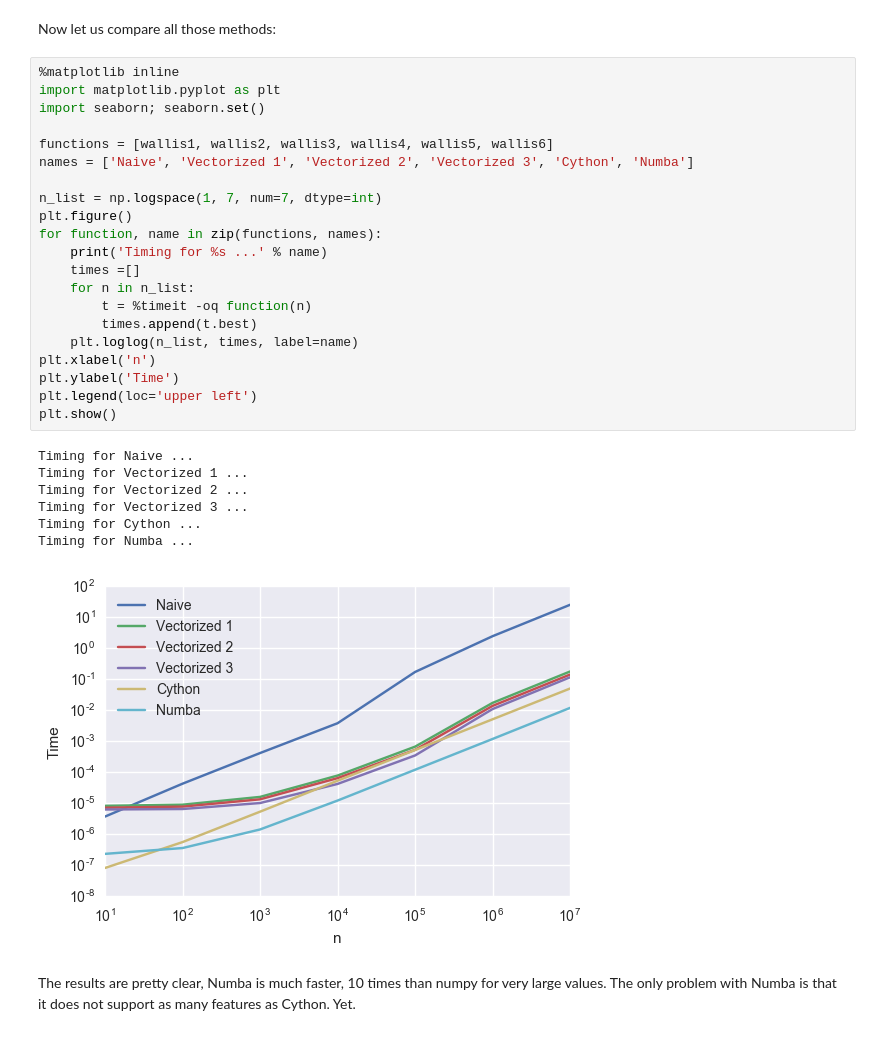
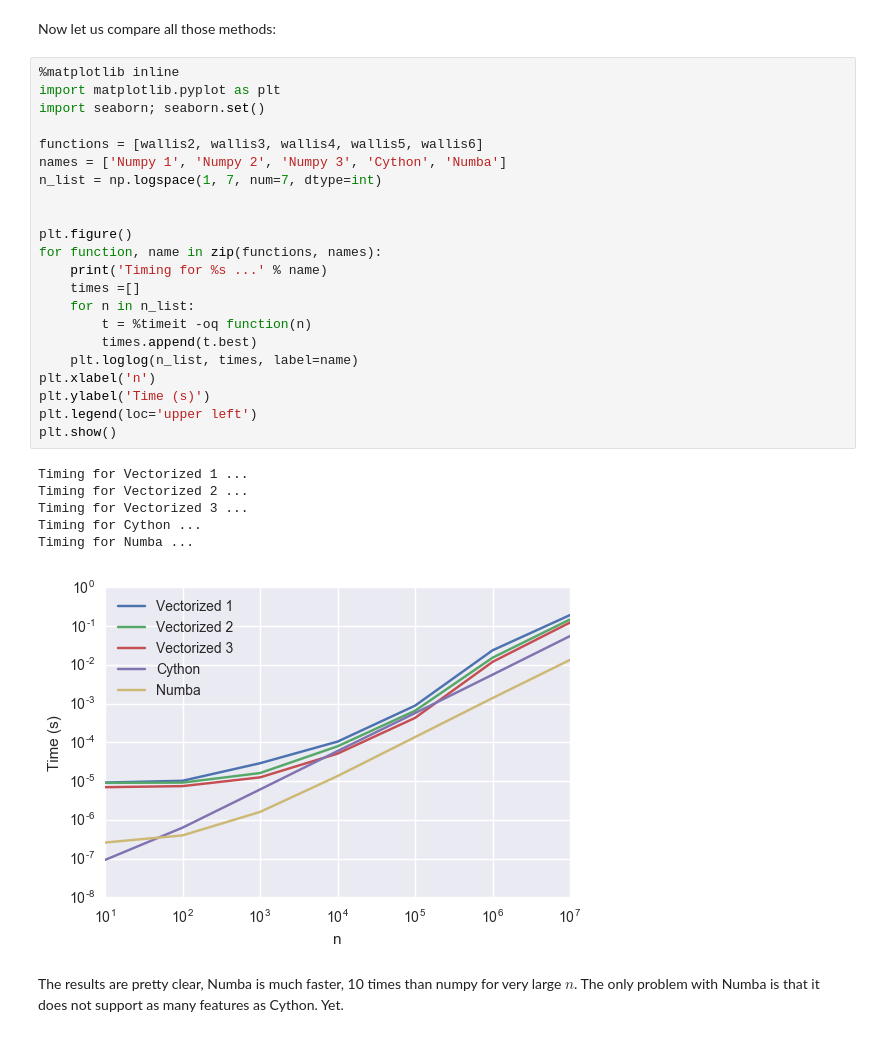
Before and after one commit to pierreablin/python-sessions, a Jupyter notebook: fast_python.ipynb, the cells around one changed output. Cells and saved outputs as stored; diff of their text form.

```diff
--- a/fast_python.ipynb
+++ b/fast_python.ipynb
@@ -161,31 +169,31 @@ Now let us compare all those methods:
 # %%
 %matplotlib inline
 import matplotlib.pyplot as plt
 import seaborn; seaborn.set()
 
-functions = [wallis1, wallis2, wallis3, wallis4, wallis5, wallis6]
-names = ['Naive', 'Vectorized 1', 'Vectorized 2', 'Vectorized 3', 'Cython', 'Numba']
+functions = [wallis2, wallis3, wallis4, wallis5, wallis6]
+names = ['Numpy 1', 'Numpy 2', 'Numpy 3', 'Cython', 'Numba']
+n_list = np.logspace(1, 7, num=7, dtype=int)
 
-n_list = np.logspace(1, 7, num=7, dtype=int)
+
 plt.figure()
 for function, name in zip(functions, names):
     print('Timing for %s ...' % name)
     times =[]
     for n in n_list:
         t = %timeit -oq function(n)
         times.append(t.best)
     plt.loglog(n_list, times, label=name)
 plt.xlabel('n')
-plt.ylabel('Time')
+plt.ylabel('Time (s)')
 plt.legend(loc='upper left')
 plt.show()
 # %% [output]
-Timing for Naive ...
 Timing for Vectorized 1 ...
 Timing for Vectorized 2 ...
 Timing for Vectorized 3 ...
 Timing for Cython ...
 Timing for Numba ...
-[figure, old version]
+[figure, new version]
 # %% [markdown]
-The results are pretty clear, Numba is much faster, 10 times than numpy for very large values. The only problem with Numba is that it does not support as many features as Cython. Yet.
+The results are pretty clear, Numba is much faster, 10 times than numpy for very large $n$. The only problem with Numba is that it does not support as many features as Cython. Yet.
```
Also changed, not shown: parts of 10 cells of this notebook.
